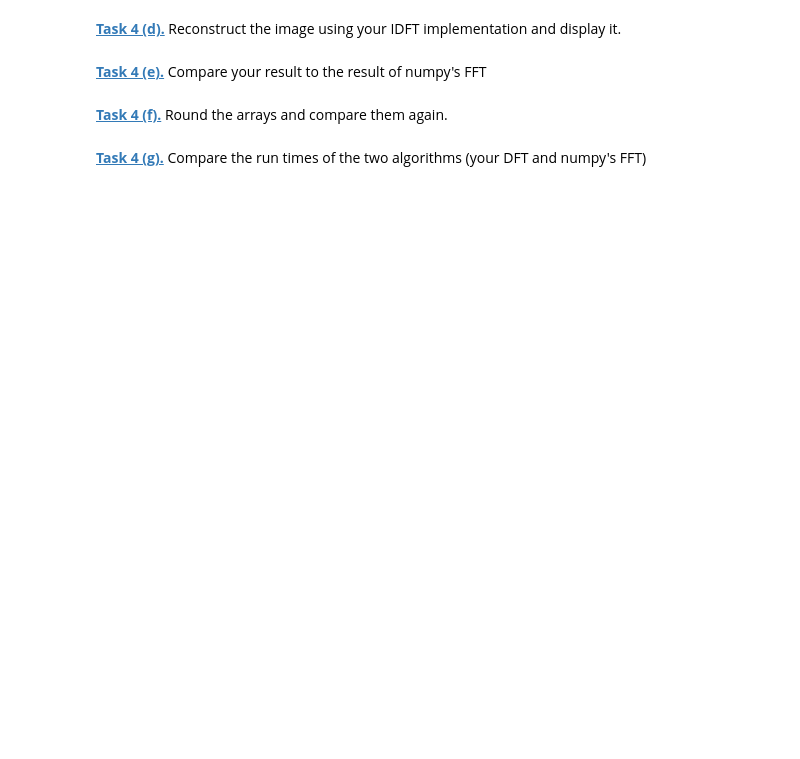
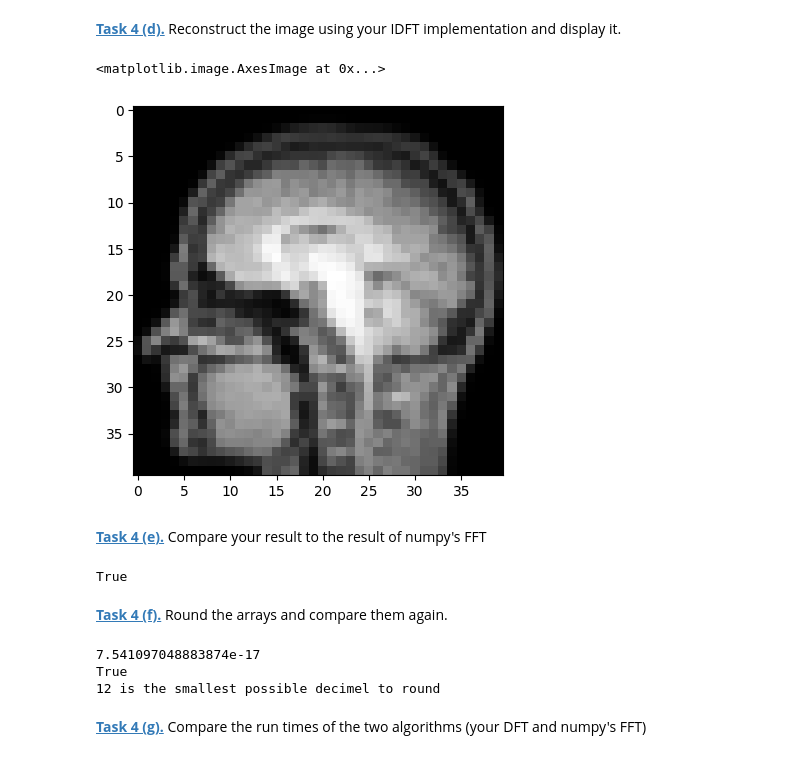
Before and after one commit to CihZyrk/mobi-fs5-python, a Jupyter notebook: fourier.ipynb, the cells around one changed output. Saved outputs shown, nothing was run; the diff lists cells and outputs as text; code cells hidden in the pictures; blank space fills up the shorter version.

```diff
--- a/fourier.ipynb
+++ b/fourier.ipynb
@@ -194,5 +239,18 @@ plt.imshow(np.log(1 + amp_hp), cmap = "gray")
 # %% [markdown]
 **[Task 4 (b).]()** Implement a function that computes the 2D-IDFT.
+# %%
+def idft_function(dft):
+    M, N = dft.shape
+    idft = np.zeros(dft.shape, dtype=complex)
+    for u in range(M):
+        for v in range(N):
+            summe = 0.0 + 0.0j
+            for x in range(M):
+                for y in range(N):
+                    expo = 2 * np.pi * 1j * ((u * x)/M + (v * y)/N)
+                    summe += dft[x, y] * np.exp(expo)
+            idft[u, v] = summe
+    return idft
 # %% [markdown]
 Due to high computational costs, we need to resize the image.
 # %%
@@ -203,8 +279,31 @@ plt.imshow(test_img, 'gray')
 # %% [markdown]
 **[Task 4 (d).]()** Reconstruct the image using your IDFT implementation and display it.
+# %%
+MR_recon = idft_function(MR_dft)
+
+plt.imshow(MR_recon.real, cmap = "gray")
+# %% [output]
+<matplotlib.image.AxesImage at 0x...>
+[figure, added]
 # %% [markdown]
 **[Task 4 (e).]()** Compare your result to the result of numpy's FFT
+# %%
+MR_fft = np.fft.fft2(test_img, norm= "forward")
+comp_fft_dft = np.allclose(MR_dft, MR_fft)
+print(comp_fft_dft)
+# %% [output]
+True
 # %% [markdown]
 **[Task 4 (f).]()** Round the arrays and compare them again.
+# %%
+mean_ft = np.mean(np.abs(MR_dft - MR_fft))
+print(mean_ft)
+comp_fft_dft_round = (np.round(MR_dft, 12) == np.round(MR_fft, 12)).all()
+print(comp_fft_dft_round)
+print("12 is the smallest possible decimel to round")
+# %% [output]
+7.541097048883874e-17
+True
+12 is the smallest possible decimel to round
 # %% [markdown]
 **[Task 4 (g).]()** Compare the run times of the two algorithms (your DFT and numpy's FFT)
```
Also changed, not shown: parts of 6 cells of this notebook.
